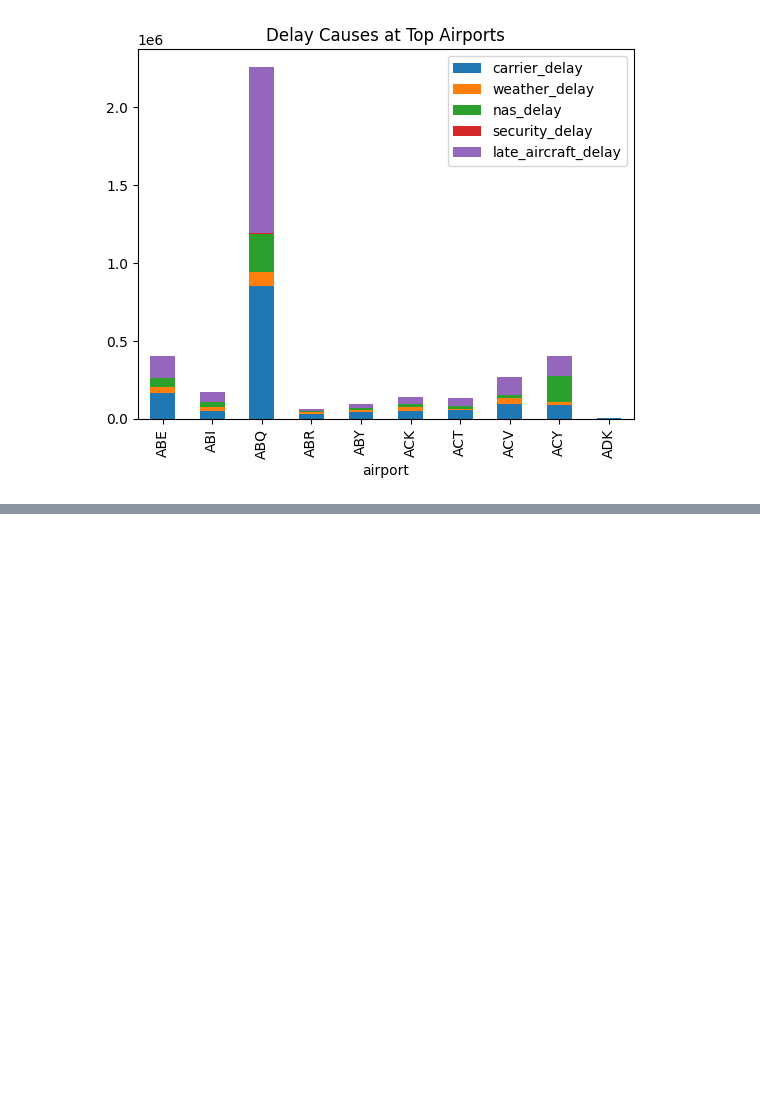
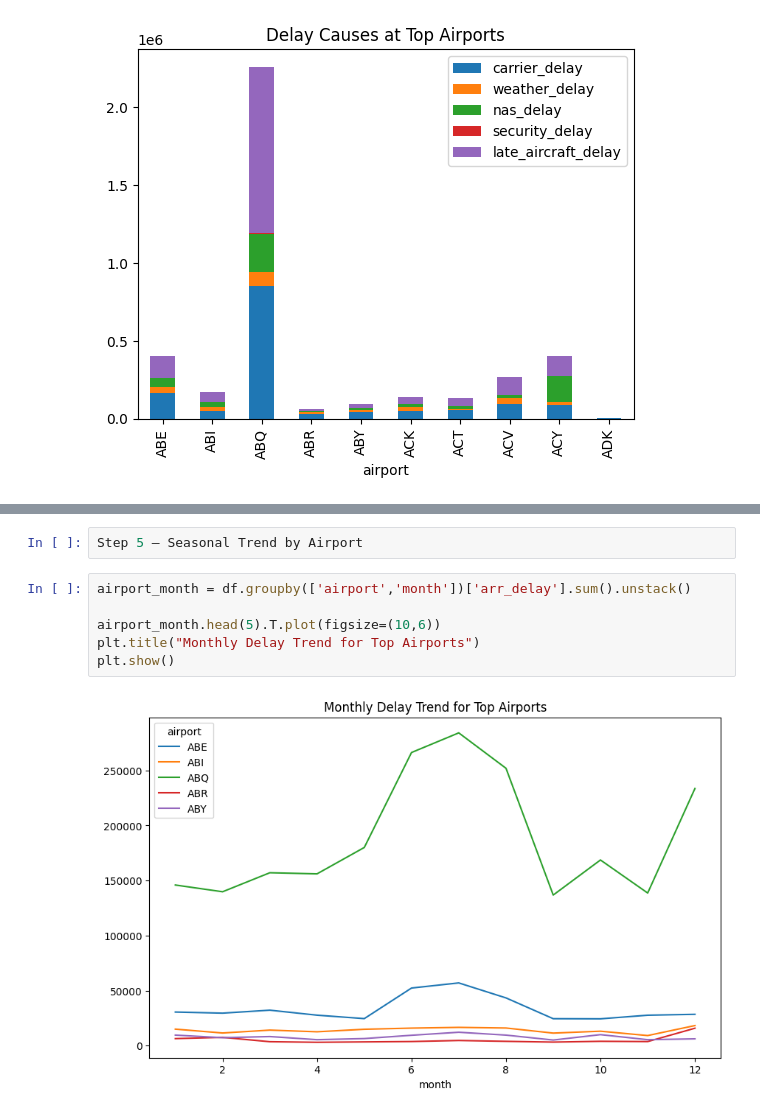
Before and after one commit to santoshkhadk/airline-delay-pipeline, a Jupyter notebook: notebook/airline-delay.ipynb, the cells around one changed output, grey strips where cells are left out. Cells and saved outputs as stored; diff of their text form; blank space fills up the shorter version.

```diff
--- a/notebook/airline-delay.ipynb
+++ b/notebook/airline-delay.ipynb
@@ -601,0 +799,10 @@ plt.show()
+# %%
+Step 5 — Seasonal Trend by Airport
+# %%
+airport_month = df.groupby(['airport','month'])['arr_delay'].sum().unstack()
+
+airport_month.head(5).T.plot(figsize=(10,6))
+plt.title("Monthly Delay Trend for Top Airports")
+plt.show()
+# %% [output]
+[figure, added]
```
Also changed, not shown: parts of 56 cells of this notebook.
